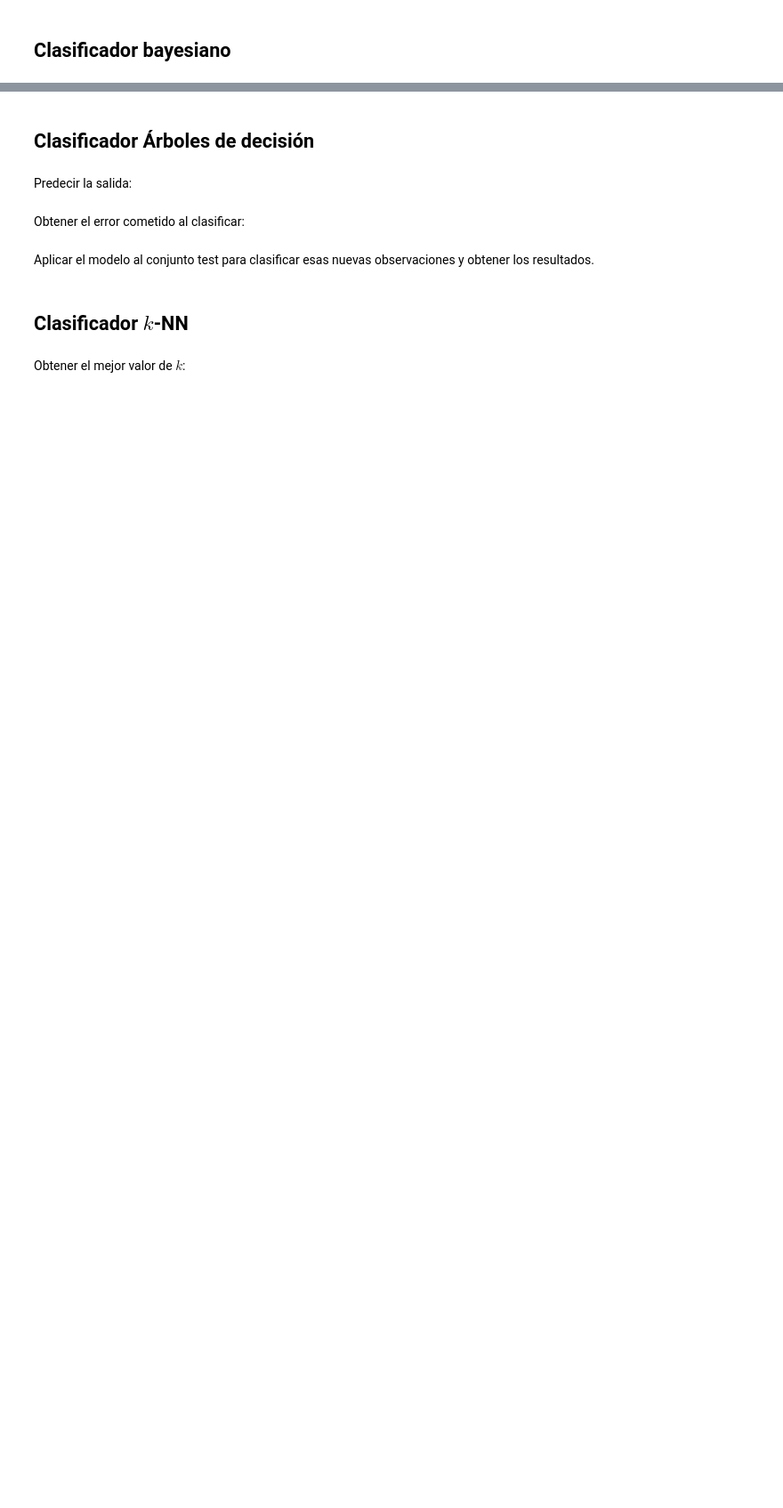
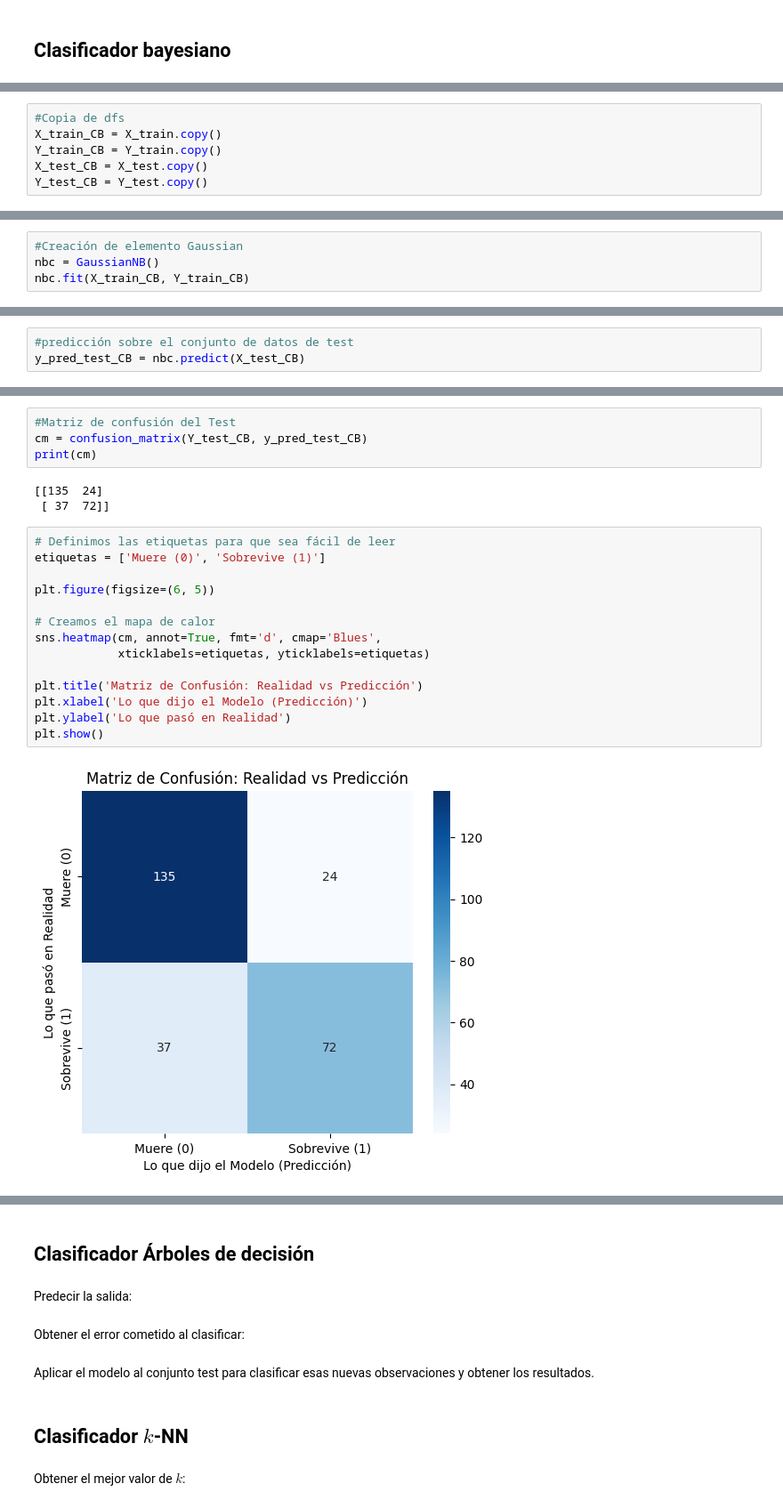
Before and after one commit to ivancepedagomez-sys/Proyecto_Titanic, a Jupyter notebook: Titanic_Project.ipynb, the cells around one changed output, grey strips where cells are left out. Shown at 89% size. Cells and saved outputs as stored; diff of their text form; blank space fills up the shorter version.

```diff
--- a/Titanic_Project.ipynb
+++ b/Titanic_Project.ipynb
@@ -2153,0 +2179,6 @@ Aplicar el modelo al conjunto test para clasificar esas nuevas observaciones y o
+# %%
+#Copia de dfs
+X_train_CB = X_train.copy()
+Y_train_CB = Y_train.copy()
+X_test_CB = X_test.copy()
+Y_test_CB = Y_test.copy()
@@ -2153,0 +2217,4 @@ Aplicar el modelo al conjunto test para clasificar esas nuevas observaciones y o
+# %%
+#Creación de elemento Gaussian
+nbc = GaussianNB()
+nbc.fit(X_train_CB, Y_train_CB)
@@ -2153,0 +2230,3 @@ Aplicar el modelo al conjunto test para clasificar esas nuevas observaciones y o
+# %%
+#predicción sobre el conjunto de datos de test
+y_pred_test_CB = nbc.predict(X_test_CB)
@@ -2153,0 +2249,23 @@ Aplicar el modelo al conjunto test para clasificar esas nuevas observaciones y o
+# %%
+#Matriz de confusión del Test
+cm = confusion_matrix(Y_test_CB, y_pred_test_CB)
+print(cm)
+# %% [output]
+[[135  24]
+ [ 37  72]]
+# %%
+# Definimos las etiquetas para que sea fácil de leer
+etiquetas = ['Muere (0)', 'Sobrevive (1)']
+
+plt.figure(figsize=(6, 5))
+
+# Creamos el mapa de calor
+sns.heatmap(cm, annot=True, fmt='d', cmap='Blues',
+            xticklabels=etiquetas, yticklabels=etiquetas)
+
+plt.title('Matriz de Confusión: Realidad vs Predicción')
+plt.xlabel('Lo que dijo el Modelo (Predicción)')
+plt.ylabel('Lo que pasó en Realidad')
+plt.show()
+# %% [output]
+[figure, added]
```
Also changed, not shown: parts of 36 cells of this notebook.
